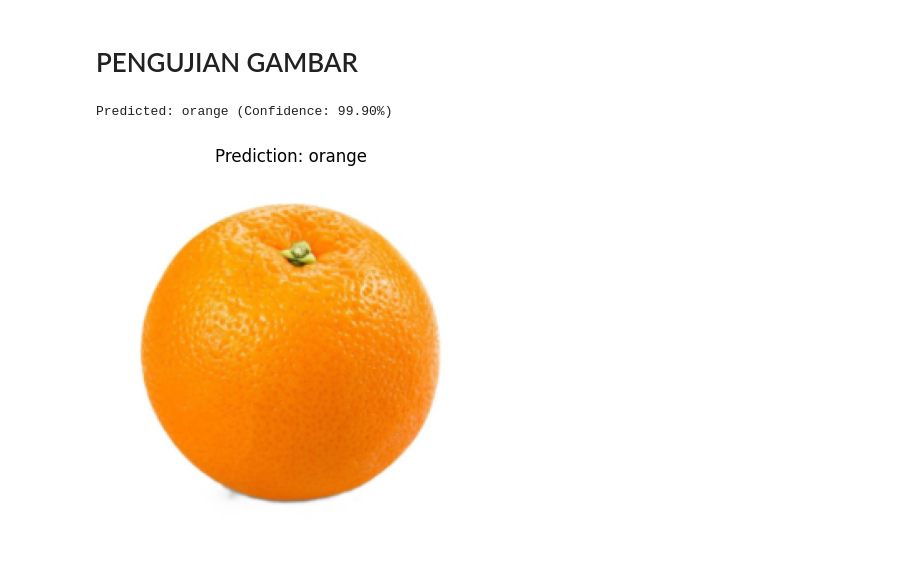
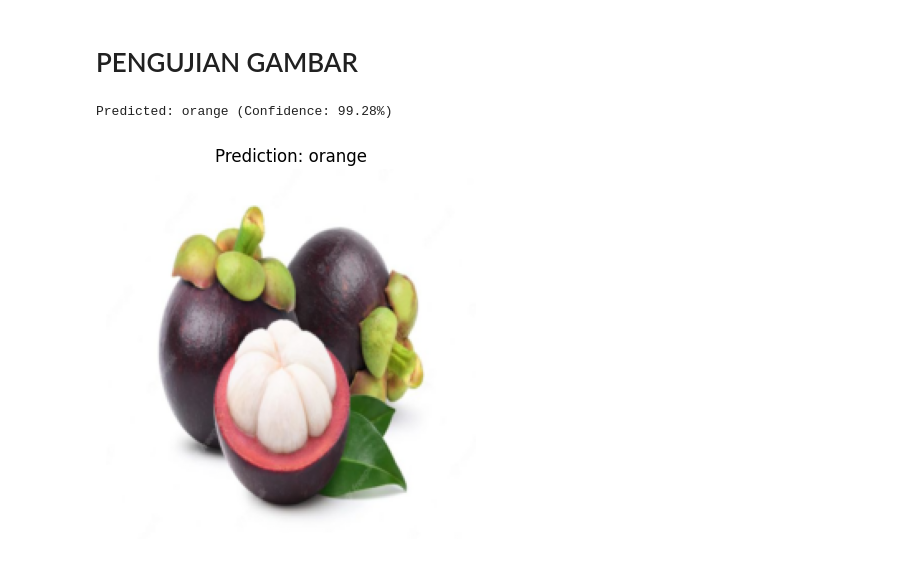
Before and after one commit to zahrasyi/FRUIT-CLASSIFICATION---MACHINE-LEARNING, a Jupyter notebook: apple-and-orange-classification-with-resnet18.ipynb, the cells around one changed output. Cells and saved outputs as stored; diff of their text form; code cells hidden in the pictures.

Commit message:
Kaggle Notebook | APPLE VS ORANGE CLASSIFICATION WITH RESNET18 | Version 2

```diff
--- a/apple-and-orange-classification-with-resnet18.ipynb
+++ b/apple-and-orange-classification-with-resnet18.ipynb
@@ -87,11 +89,12 @@ Downloading: "https://download.pytorch.org/models/resnet18-f37072fd.pth" to /roo
 # %%
 criterion = nn.BCEWithLogitsLoss()
 optimizer = optim.AdamW(model.fc.parameters(), lr=0.001)
+train_losses = []
 
 from sklearn.metrics import confusion_matrix, accuracy_score
 import seaborn as sns
 
-num_epochs = 20
+num_epochs = 50
 
 for epoch in range(num_epochs):
     model.train()
@@ -105,7 +108,11 @@ for epoch in range(num_epochs):
         loss = criterion(outputs, labels)
         loss.backward()
         optimizer.step()
+
         running_loss += loss.item()
+
+    avg_loss = running_loss / len(train_loader)
+    train_losses.append(avg_loss)  # Tambahkan ini
 
     print(f"\nEpoch [{epoch+1}/{num_epochs}], Loss: {running_loss/len(train_loader):.4f}")
 
@@ -160,33 +179,33 @@ from PIL import Image
 
 def predict_image(image_path, model, transform, class_names):
     # Load image
     image = Image.open(image_path).convert('RGB')
 
     # Apply same transform as test set
     image = transform(image).unsqueeze(0).to(device)
 
     # Set model to eval
     model.eval()
     with torch.no_grad():
         output = model(image)
         pred = torch.sigmoid(output).item()
         label = 1 if pred > 0.5 else 0
         confidence = pred if label == 1 else 1 - pred
 
     print(f"Predicted: {class_names[label]} (Confidence: {confidence*100:.2f}%)")
 
     # Show the image
     img_show = image.squeeze().cpu() * 0.5 + 0.5  # unnormalize
     npimg = img_show.numpy()
     plt.imshow(np.transpose(npimg, (1, 2, 0)))
     plt.title(f"Prediction: {class_names[label]}")
     plt.axis('off')
     plt.show()
 
 # Contoh penggunaan:
 # ganti '/kaggle/input/sampel/apple.jpg' dengan path gambar kamu
-test_image_path = "/kaggle/input/fruitdataset/archive/fruit-dataset/train/jeruk.jpg"
+test_image_path = "/kaggle/input/fruitdataset/archive/fruit-dataset/train/jmanggis.jpg"
 predict_image(test_image_path, model, test_transform, class_names)
 # %% [output]
-Predicted: orange (Confidence: 99.90%)
+Predicted: orange (Confidence: 99.28%)
-[figure, old version]
+[figure, new version]
```
Also changed, not shown: parts of 5 cells of this notebook.
